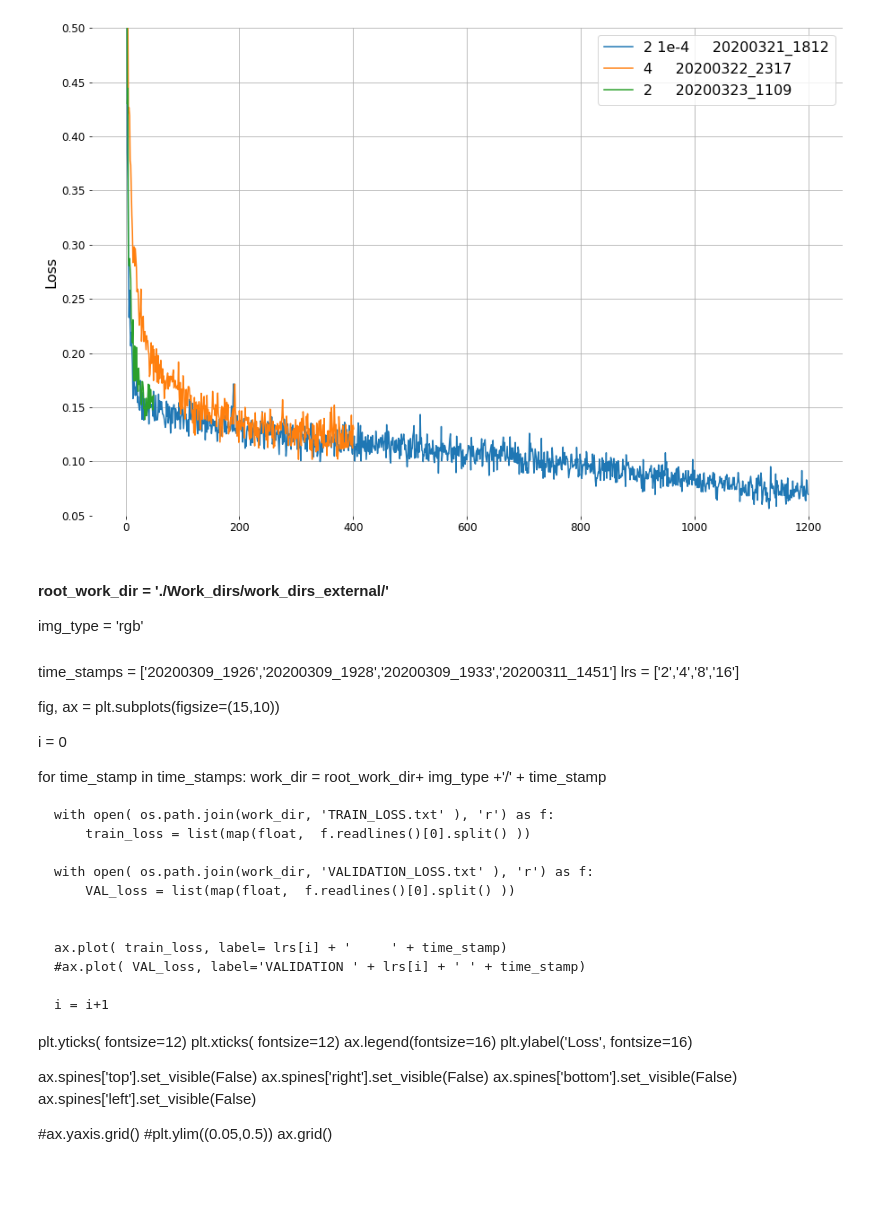
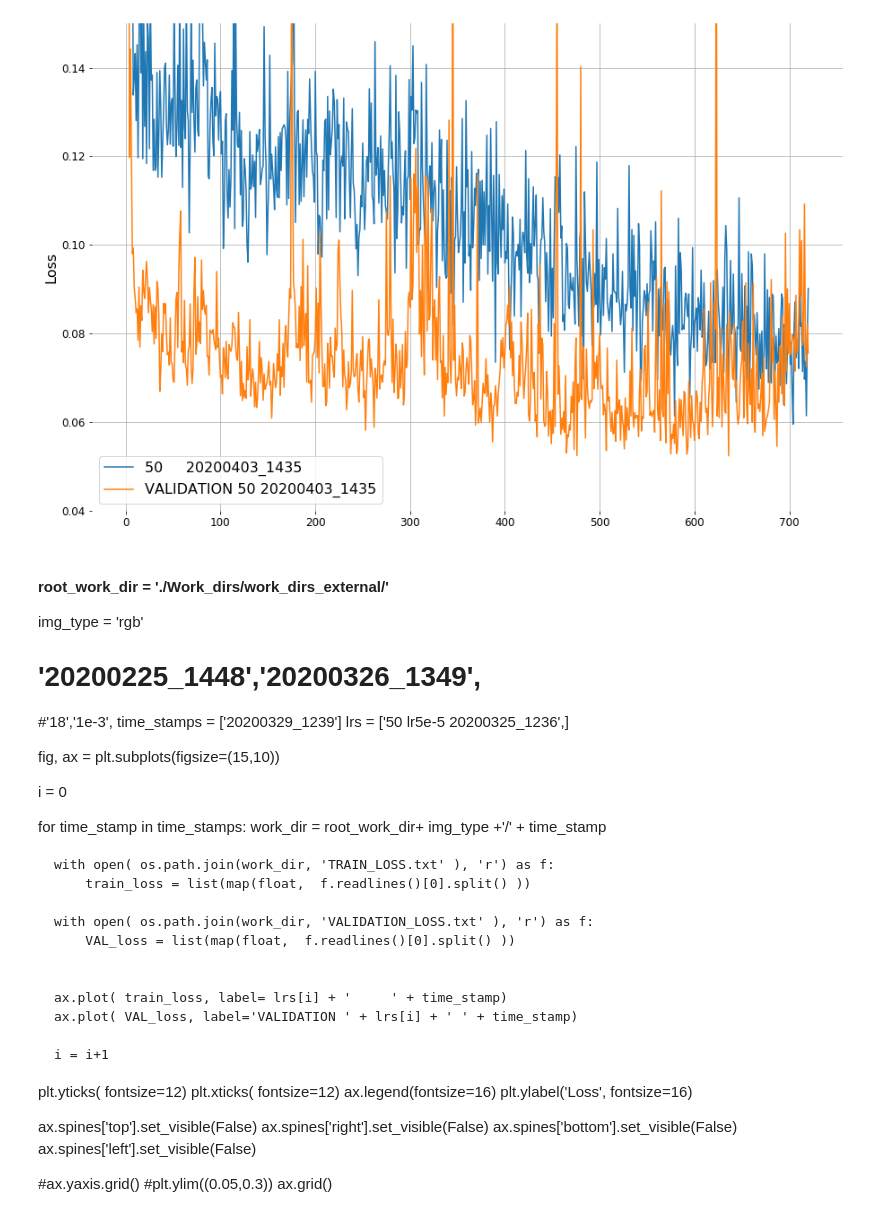
Before and after one commit to thaiKari/mmdetection-sau, a Jupyter notebook: tdt_4265_code/finetune learning rate.ipynb, the cells around one changed output. Cells and saved outputs as stored; diff of their text form; code cells hidden in the pictures; blank space fills up the shorter version.

```diff
--- a/tdt_4265_code/finetune learning rate.ipynb
+++ b/tdt_4265_code/finetune learning rate.ipynb
@@ -128,9 +89,10 @@ lrs = ['1e-5','4e-5', '7e-5','1e-4', '5e-4']#, 'baseline1280']
 time_stamps = ['20200313_1909','20200313_0928','20200317_1321','20200317_1019']#,'20200315_2150','20200315_1924','20200314_2313']
 lrs = ['1024 128','1024 128','1024 64','768 96']#,'640 160','512 128','512 64']
 
-
-time_stamps= ['20200321_1812','20200322_2317','20200323_1109']#
-lrs = ['2 1e-4','4','2']#
+#'20200323_1109','20200330_2119', '20200402_0917',
+#'2','2', '2',
+time_stamps= ['20200403_1435' ]#'20200321_1812','20200322_2317','20200323_1109','20200323_1746',
+lrs = ['50']#'2 1e-4','4','2','4  1e-5',
 
 fig, ax = plt.subplots(figsize=(15,10))
 
@@ -141,44 +103,44 @@ for time_stamp in time_stamps:
 
     with open( os.path.join(work_dir, 'TRAIN_LOSS.txt' ), 'r') as f:
         train_loss = list(map(float,  f.readlines()[0].split() ))
 
     with open( os.path.join(work_dir, 'VALIDATION_LOSS.txt' ), 'r') as f:
         VAL_loss = list(map(float,  f.readlines()[0].split() ))
 
     #if len(train_loss) > 400:
     #    ax.plot( train_loss[:400], label= lrs[i] + '     ' + time_stamp)
     #else:
     ax.plot( train_loss, label= lrs[i] + '     ' + time_stamp)
-    #ax.plot( VAL_loss, label='VALIDATION ' + lrs[i] + ' ' + time_stamp)
+    ax.plot( VAL_loss, label='VALIDATION ' + lrs[i] + ' ' + time_stamp)
 
     i = i+1
 
 
 
 
 plt.yticks( fontsize=12)
 plt.xticks( fontsize=12)
 ax.legend(fontsize=16)
 plt.ylabel('Loss', fontsize=16)
 
 ax.spines['top'].set_visible(False)
 ax.spines['right'].set_visible(False)
 ax.spines['bottom'].set_visible(False)
 ax.spines['left'].set_visible(False)
 
 #ax.yaxis.grid()
-plt.ylim((0.05,0.5))
+plt.ylim((0.04,0.15))
 ax.grid()
 # %% [output]
-[figure, old version]
+[figure, new version]
 # %% [markdown]
 #### root_work_dir = './Work_dirs/work_dirs_external/'
 
 img_type = 'rgb'
-#
-#
-time_stamps = ['20200309_1926','20200309_1928','20200309_1933','20200311_1451']
-lrs = ['2','4','8','16']
+# '20200225_1448','20200326_1349',
+#'18','1e-3',
+time_stamps = ['20200329_1239']
+lrs = ['50 lr5e-5 20200325_1236',]
 
 
 fig, ax = plt.subplots(figsize=(15,10))
@@ -196,7 +158,7 @@ for time_stamp in time_stamps:
 
 
     ax.plot( train_loss, label= lrs[i] + '     ' + time_stamp)
-    #ax.plot( VAL_loss, label='VALIDATION ' + lrs[i] + ' ' + time_stamp)
+    ax.plot( VAL_loss, label='VALIDATION ' + lrs[i] + ' ' + time_stamp)
 
     i = i+1
 
@@ -214,5 +176,5 @@ ax.spines['bottom'].set_visible(False)
 ax.spines['left'].set_visible(False)
 
 #ax.yaxis.grid()
-#plt.ylim((0.05,0.5))
+#plt.ylim((0.05,0.3))
 ax.grid()
```
Also changed, not shown: parts of 2 cells of this notebook, 5 other files.
